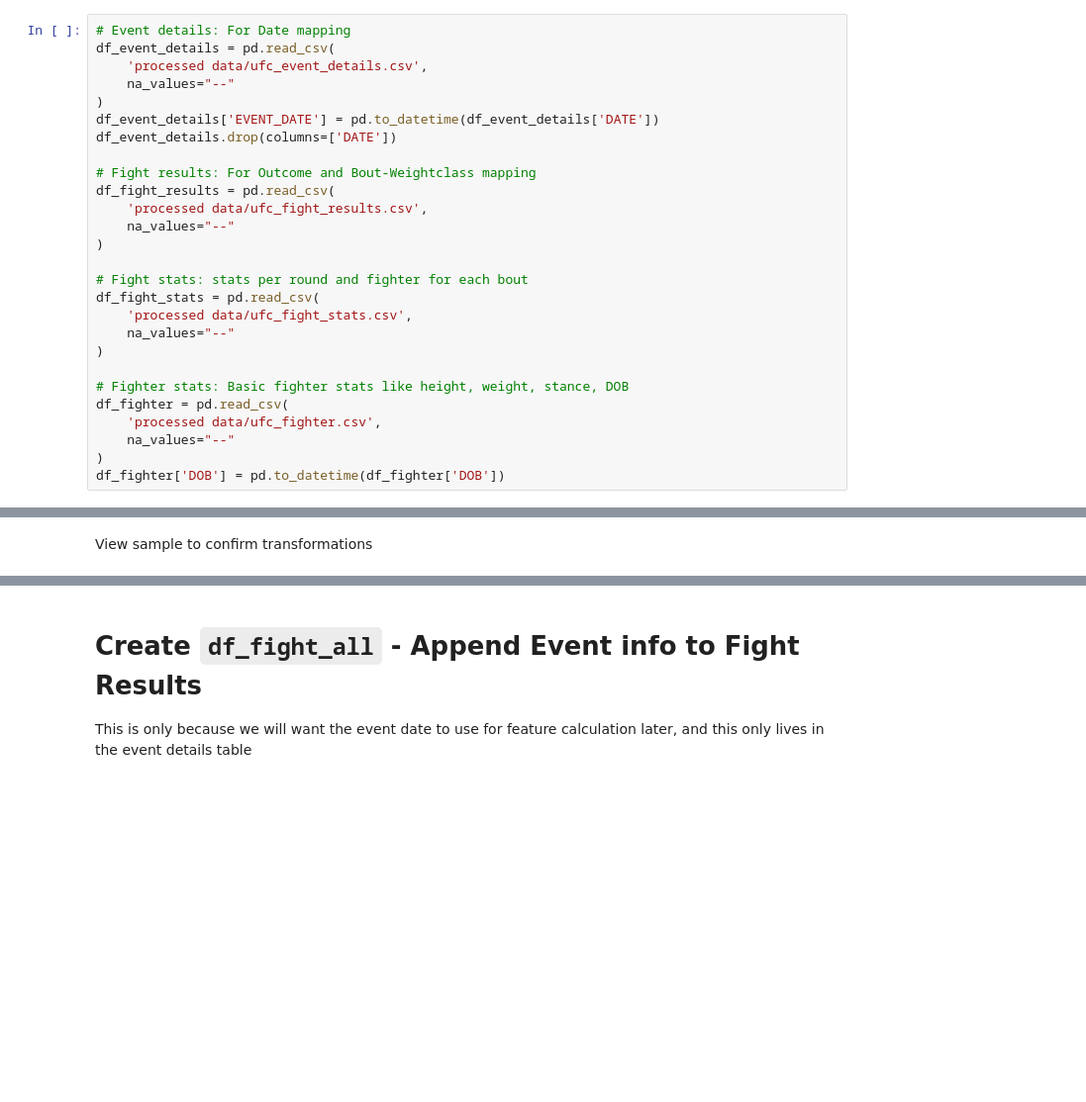
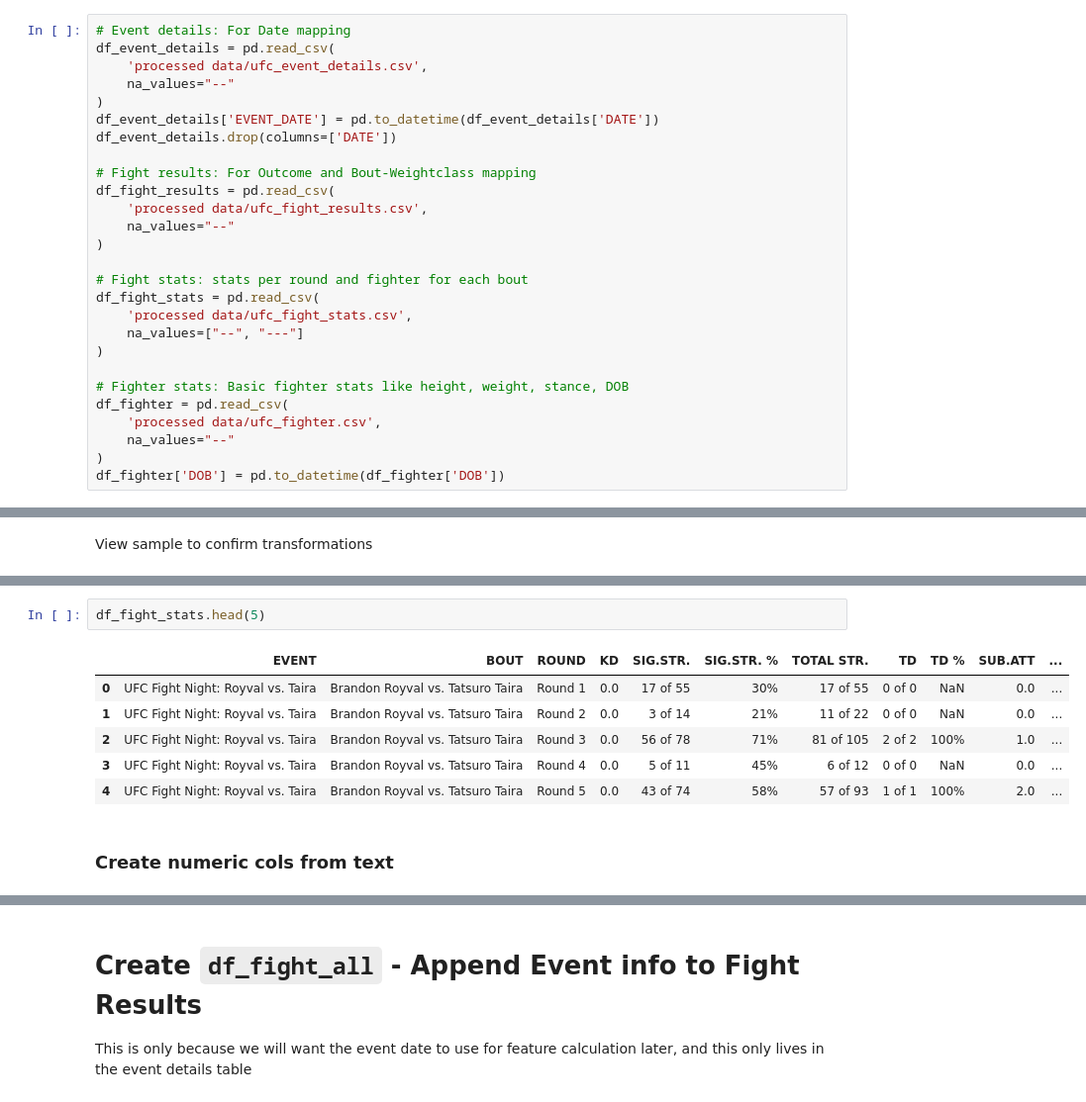
Before and after one commit to jawneller/ufc_analysis, a Jupyter notebook: clean_feature_engineer.ipynb, the cells around one changed output, grey strips where cells are left out. Shown: that part at 99% size. Drawn from its saved outputs; the diff is of its cells as text; blank space fills up the shorter version.

```diff
--- a/clean_feature_engineer.ipynb
+++ b/clean_feature_engineer.ipynb
@@ -34,7 +34,7 @@ df_fight_results = pd.read_csv(
 # Fight stats: stats per round and fighter for each bout
 df_fight_stats = pd.read_csv(
     'processed data/ufc_fight_stats.csv',
-    na_values="--"
+    na_values=["--", "---"]
 )
 
 # Fighter stats: Basic fighter stats like height, weight, stance, DOB
@@ -156,0 +166,11 @@ df_fighter.sample(3)
+# %%
+df_fight_stats.head(5)
+# %% [output]
+|  | EVENT | BOUT | ROUND | KD | SIG.STR. | SIG.STR. % | TOTAL STR. | TD | TD % | SUB.ATT | ... |
+| 0 | UFC Fight Night: Royval vs. Taira | Brandon Royval vs. Tatsuro Taira | Round 1 | 0.0 | 17 of 55 | 30% | 17 of 55 | 0 of 0 | NaN | 0.0 | ... |
+| 1 | UFC Fight Night: Royval vs. Taira | Brandon Royval vs. Tatsuro Taira | Round 2 | 0.0 | 3 of 14 | 21% | 11 of 22 | 0 of 0 | NaN | 0.0 | ... |
+| 2 | UFC Fight Night: Royval vs. Taira | Brandon Royval vs. Tatsuro Taira | Round 3 | 0.0 | 56 of 78 | 71% | 81 of 105 | 2 of 2 | 100% | 1.0 | ... |
+| 3 | UFC Fight Night: Royval vs. Taira | Brandon Royval vs. Tatsuro Taira | Round 4 | 0.0 | 5 of 11 | 45% | 6 of 12 | 0 of 0 | NaN | 0.0 | ... |
+| 4 | UFC Fight Night: Royval vs. Taira | Brandon Royval vs. Tatsuro Taira | Round 5 | 0.0 | 43 of 74 | 58% | 57 of 93 | 1 of 1 | 100% | 2.0 | ... |
+# %% [markdown]
+### Create numeric cols from text
```
Also changed, not shown: parts of 14 cells of this notebook.
